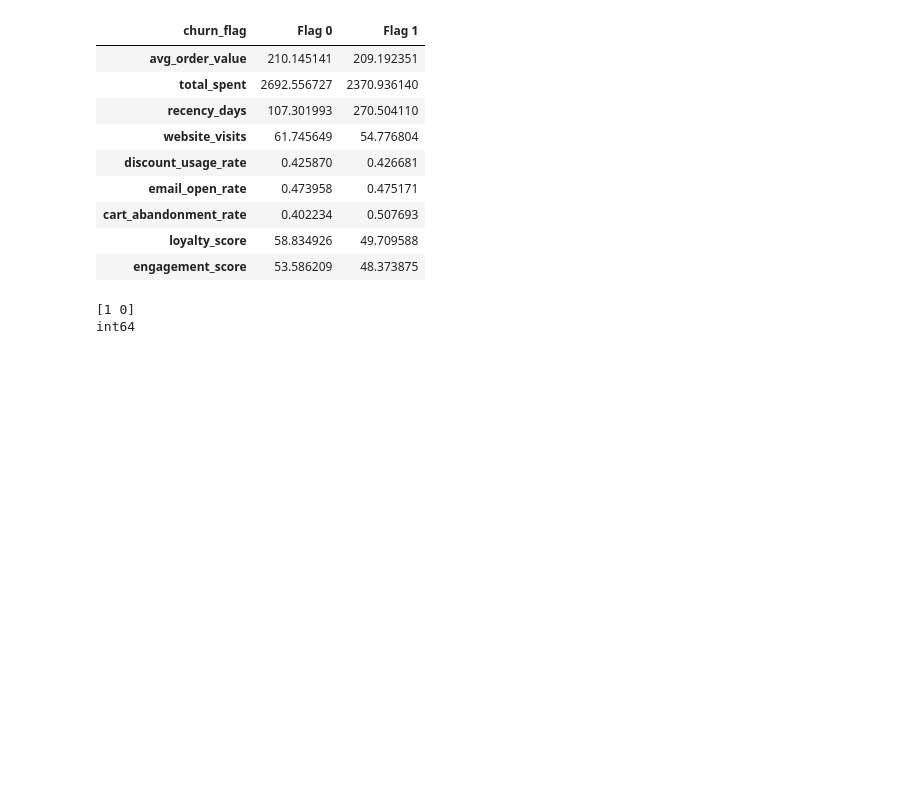
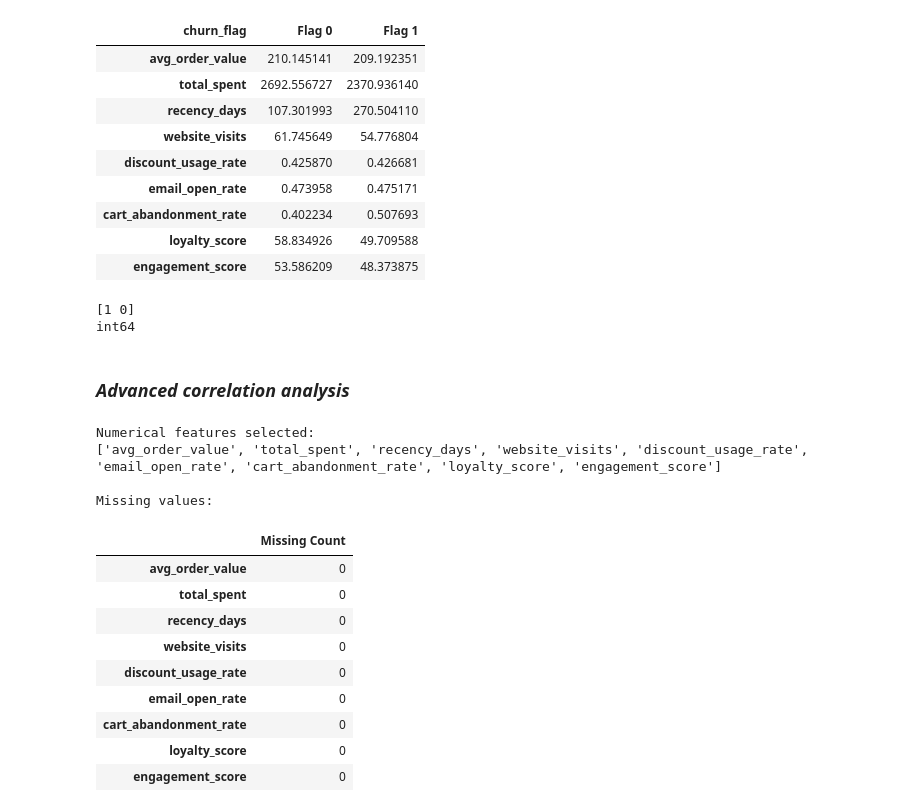
Before and after one commit to nehansa2003/AWS_Project, a Jupyter notebook: notebooks/EDA.ipynb, the cells around one changed output. Saved outputs shown, nothing was run; the diff lists cells and outputs as text; code cells hidden in the pictures; blank space fills up the shorter version.

Commit message:
Advanced correlation analysis steps

```diff
--- a/notebooks/EDA.ipynb
+++ b/notebooks/EDA.ipynb
@@ -594,3 +592,52 @@ print(df["churn_flag"].dtype)
 # %% [output]
 [1 0]
 int64
+# %% [markdown]
+### ***Advanced correlation analysis***
+# %%
+
+import pandas as pd
+import numpy as np
+import matplotlib.pyplot as plt
+import seaborn as sns
+
+TARGET = "churn_flag"
+
+numeric_features = [
+    "avg_order_value",
+    "total_spent",
+    "recency_days",
+    "website_visits",
+    "discount_usage_rate",
+    "email_open_rate",
+    "cart_abandonment_rate",
+    "loyalty_score",
+    "engagement_score"
+]
+
+numeric_features = [
+    col for col in numeric_features
+    if col in df.columns
+    and pd.api.types.is_numeric_dtype(df[col])
+]
+
+print("Numerical features selected:")
+print(numeric_features)
+
+print("\nMissing values:")
+display(df[numeric_features].isnull().sum().to_frame("Missing Count"))
+# %% [output]
+Numerical features selected:
+['avg_order_value', 'total_spent', 'recency_days', 'website_visits', 'discount_usage_rate', 'email_open_rate', 'cart_abandonment_rate', 'loyalty_score', 'engagement_score']
+
+Missing values:
+|  | Missing Count |
+| avg_order_value | 0 |
+| total_spent | 0 |
+| recency_days | 0 |
+| website_visits | 0 |
+| discount_usage_rate | 0 |
+| email_open_rate | 0 |
+| cart_abandonment_rate | 0 |
+| loyalty_score | 0 |
+| engagement_score | 0 |
```
Also changed, not shown: parts of 7 cells of this notebook.
